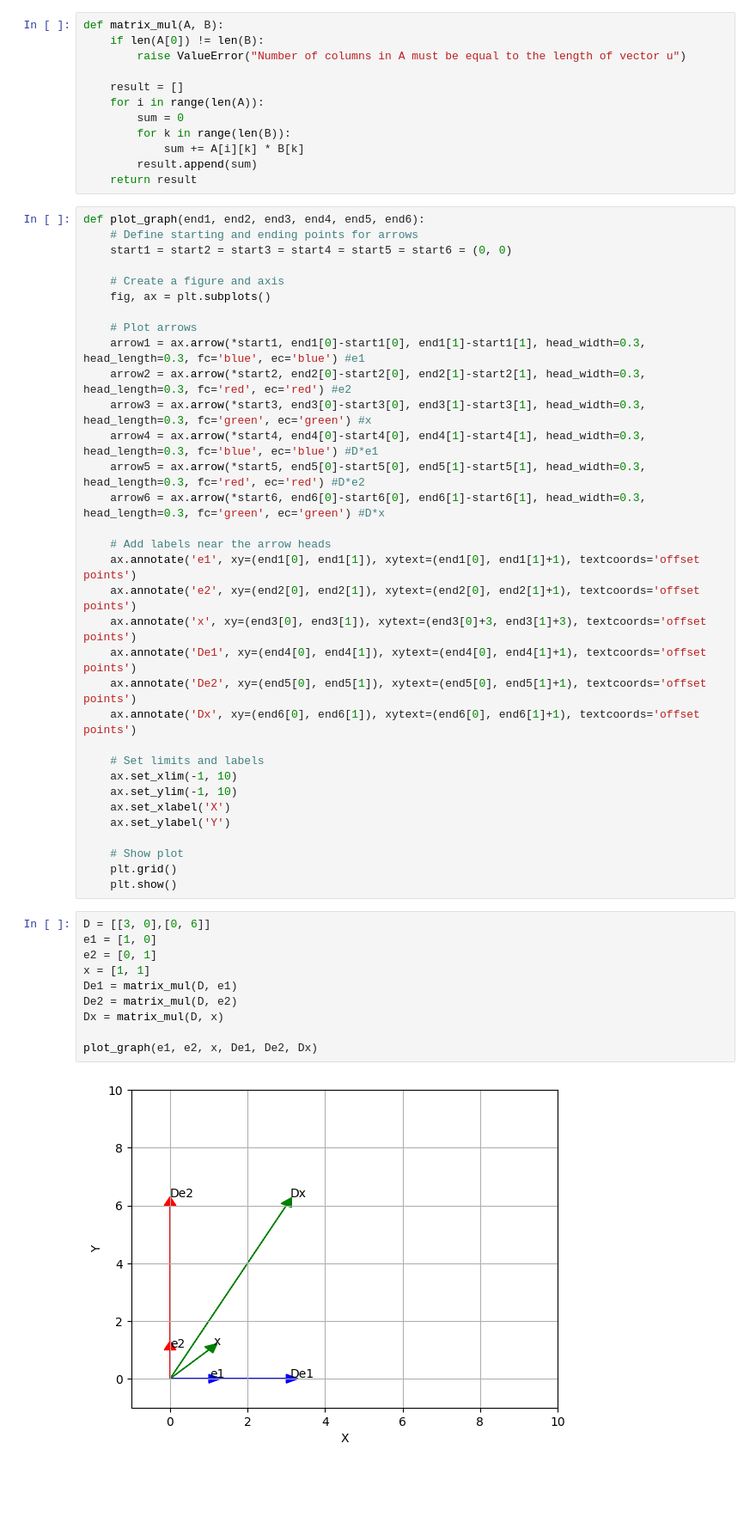
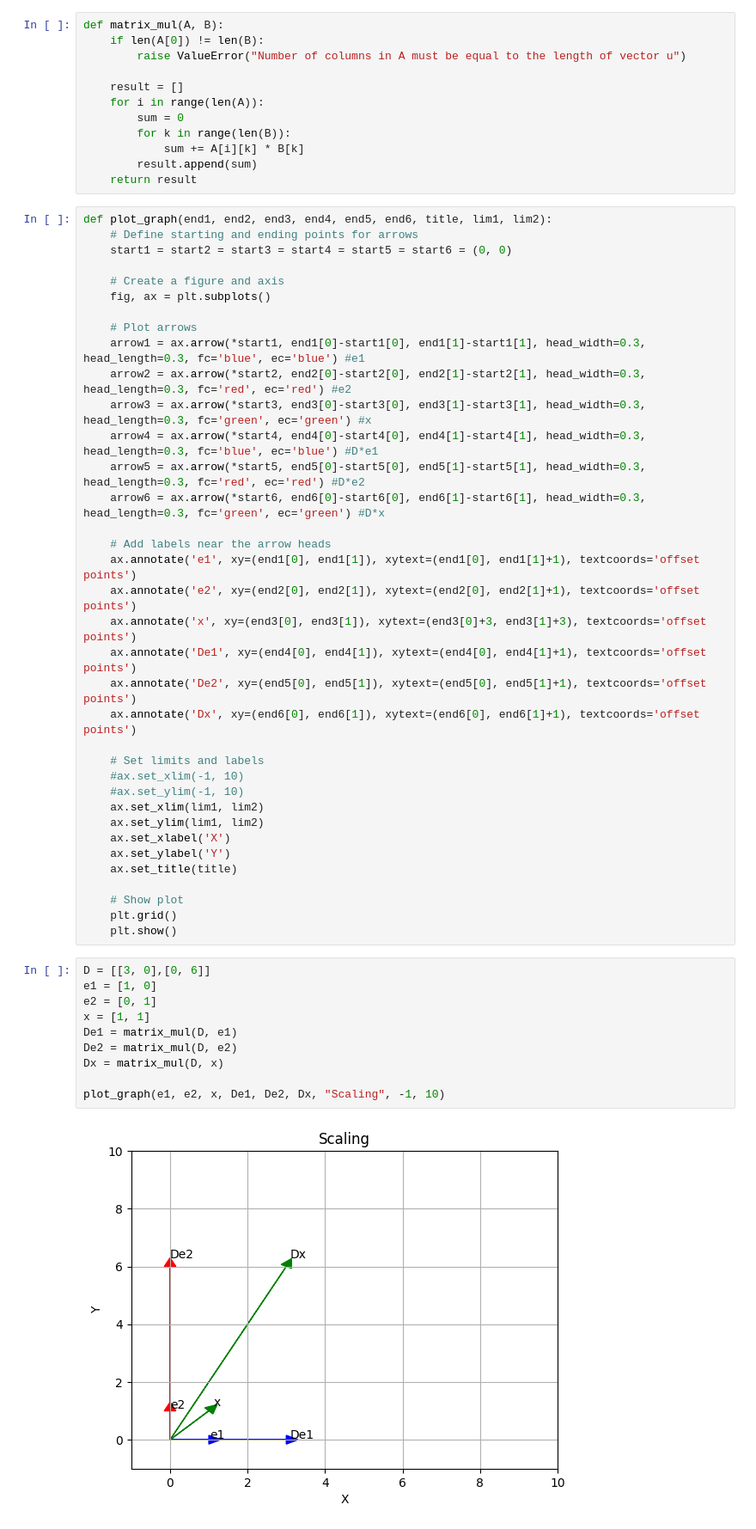
Before and after one commit to KayalvizhiT513/Linear-Algebra-The-Coding-Way, a Jupyter notebook: Diagonalization/Diagonalization_Notebook1.ipynb, the cells around one changed output. Shown at 86% size. Drawn from its saved outputs; the diff is of its cells as text; blank space fills up the shorter version.

```diff
--- a/Diagonalization/Diagonalization_Notebook1.ipynb
+++ b/Diagonalization/Diagonalization_Notebook1.ipynb
@@ -35,7 +38,7 @@ def matrix_mul(A, B):
         result.append(sum)
     return result
 # %%
-def plot_graph(end1, end2, end3, end4, end5, end6):
+def plot_graph(end1, end2, end3, end4, end5, end6, title, lim1, lim2):
     # Define starting and ending points for arrows
     start1 = start2 = start3 = start4 = start5 = start6 = (0, 0)
 
@@ -59,10 +62,13 @@ def plot_graph(end1, end2, end3, end4, end5, end6):
     ax.annotate('Dx', xy=(end6[0], end6[1]), xytext=(end6[0], end6[1]+1), textcoords='offset points')
 
     # Set limits and labels
-    ax.set_xlim(-1, 10)
-    ax.set_ylim(-1, 10)
+    #ax.set_xlim(-1, 10)
+    #ax.set_ylim(-1, 10)
+    ax.set_xlim(lim1, lim2)
+    ax.set_ylim(lim1, lim2)
     ax.set_xlabel('X')
     ax.set_ylabel('Y')
+    ax.set_title(title)
 
     # Show plot
     plt.grid()
@@ -70,13 +76,13 @@ def plot_graph(end1, end2, end3, end4, end5, end6):
 # %%
 D = [[3, 0],[0, 6]]
 e1 = [1, 0]
 e2 = [0, 1]
 x = [1, 1]
 De1 = matrix_mul(D, e1)
 De2 = matrix_mul(D, e2)
 Dx = matrix_mul(D, x)
 
-plot_graph(e1, e2, x, De1, De2, Dx)
+plot_graph(e1, e2, x, De1, De2, Dx, "Scaling", -1, 10)
 # %% [output]
-[figure, old version]
+[figure, new version]
 # %% [markdown]
```
Also changed, not shown: parts of 9 cells of this notebook.
